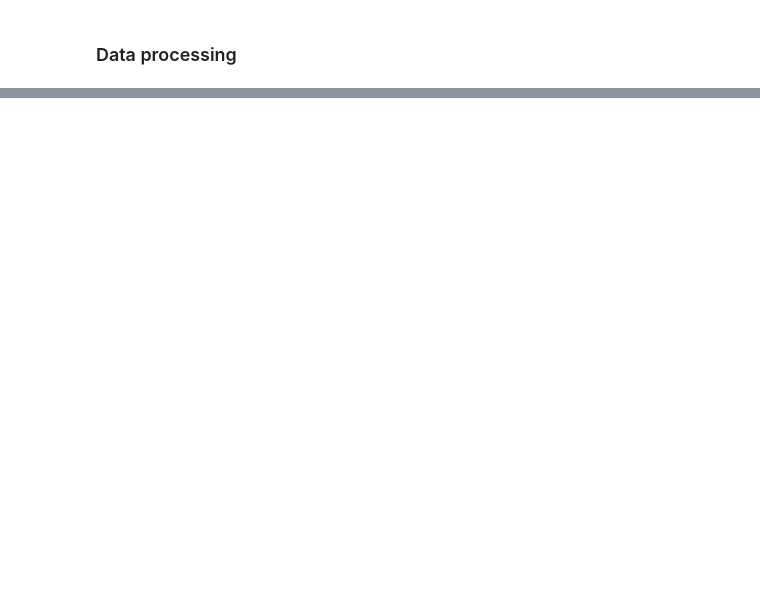
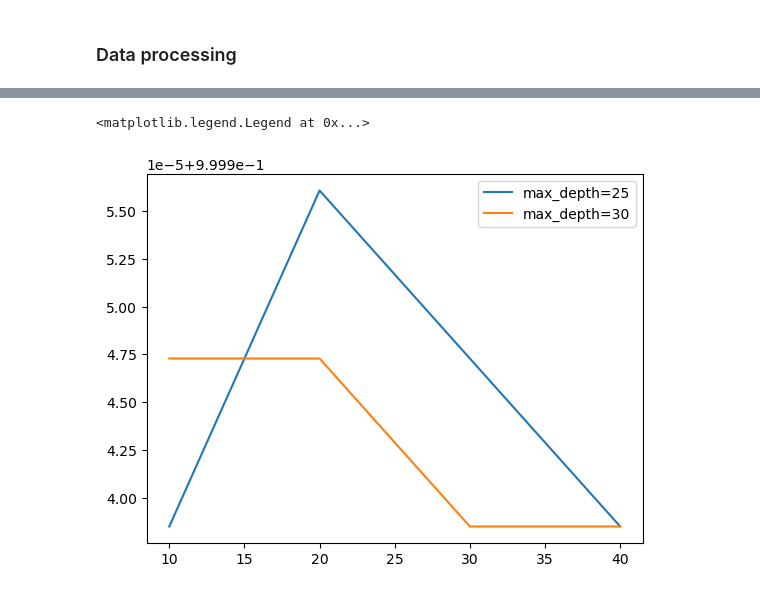
Before and after one commit to tankudo/ZoomCamb_2022_HomeWork, a Jupyter notebook: MidTermProject/FraudDetection.ipynb, the cells around one changed output, grey strips where cells are left out. Saved outputs shown, nothing was run; the diff lists cells and outputs as text; code cells hidden in the pictures; blank space fills up the shorter version.

```diff
--- a/MidTermProject/FraudDetection.ipynb
+++ b/MidTermProject/FraudDetection.ipynb
@@ -230,0 +360,13 @@ Confusion matrix, without normalization
+# %%
+scores = []
+for d in [10, 15, 20, 25, 30, 35]:
+    rf = RandomForestClassifier(
+    n_estimators=20,
+    max_depth=d,
+    random_state=1,
+    n_jobs=-1)
+    rf.fit(X_train, y_train)
+    y_pred = rf.predict(X_val)
+    score = roc_auc_score(y_val, y_pred)
+    scores.append((d, score))
+    print(d, score)
@@ -230,0 +380,14 @@ Confusion matrix, without normalization
+# %%
+scores = []
+for d in [25, 30]:
+    for n in range(10, 41, 10):
+        rf = RandomForestClassifier(
+        n_estimators=n,
+        max_depth=d,
+        random_state=1,
+        n_jobs=-1)
+        rf.fit(X_train, y_train)
+        y_pred = rf.predict(X_val)
+        score = roc_auc_score(y_val, y_pred)
+        scores.append((d, n, score))
+        print(d, n, score)
@@ -230,0 +403,2 @@ Confusion matrix, without normalization
+# %%
+df_scores = pd.DataFrame(scores, columns=['max_depth', "n_est", 'roc_auc_score'])
@@ -230,0 +414,9 @@ Confusion matrix, without normalization
+# %%
+for d in [25, 30]:
+    df_subset = df_scores[df_scores.max_depth == d]
+    plt.plot(df_subset.n_est, df_subset.roc_auc_score, label='max_depth=%d' %d)
+
+plt.legend()
+# %% [output]
+<matplotlib.legend.Legend at 0x...>
+[figure, added]
```
Also changed, not shown: parts of 50 cells of this notebook, 1 other file.
